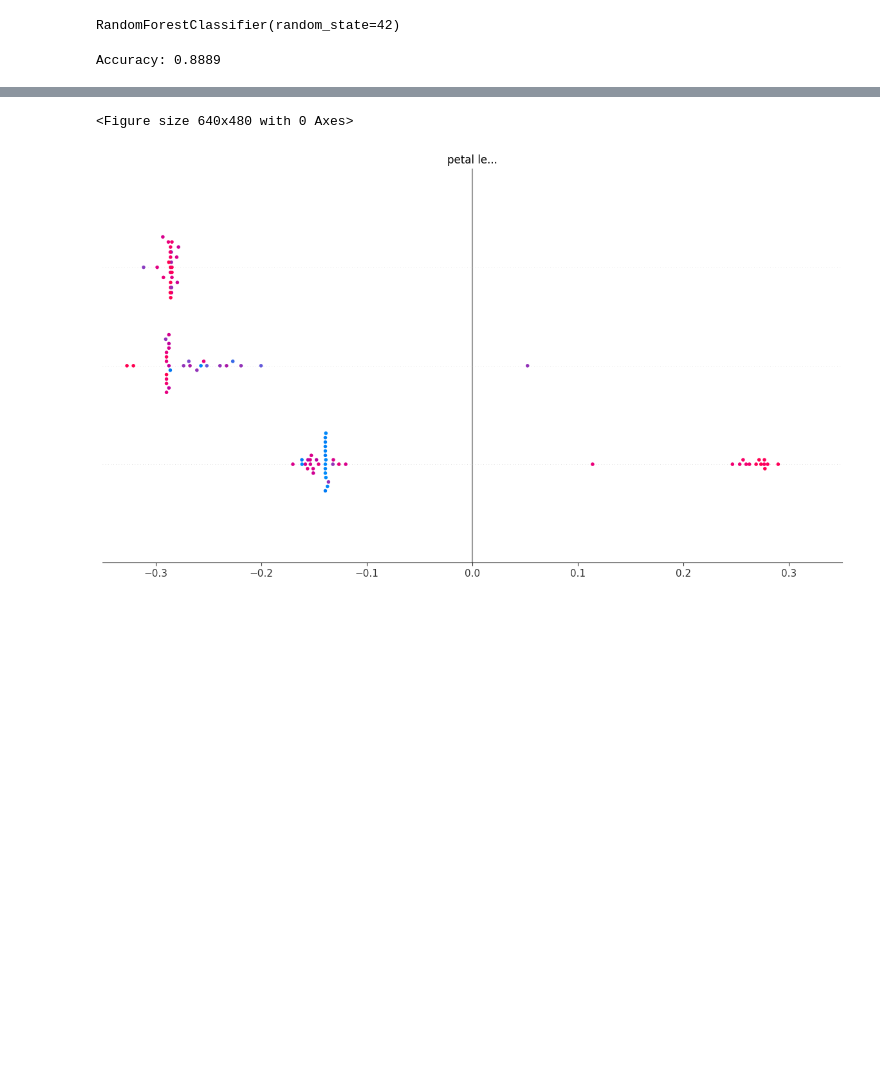
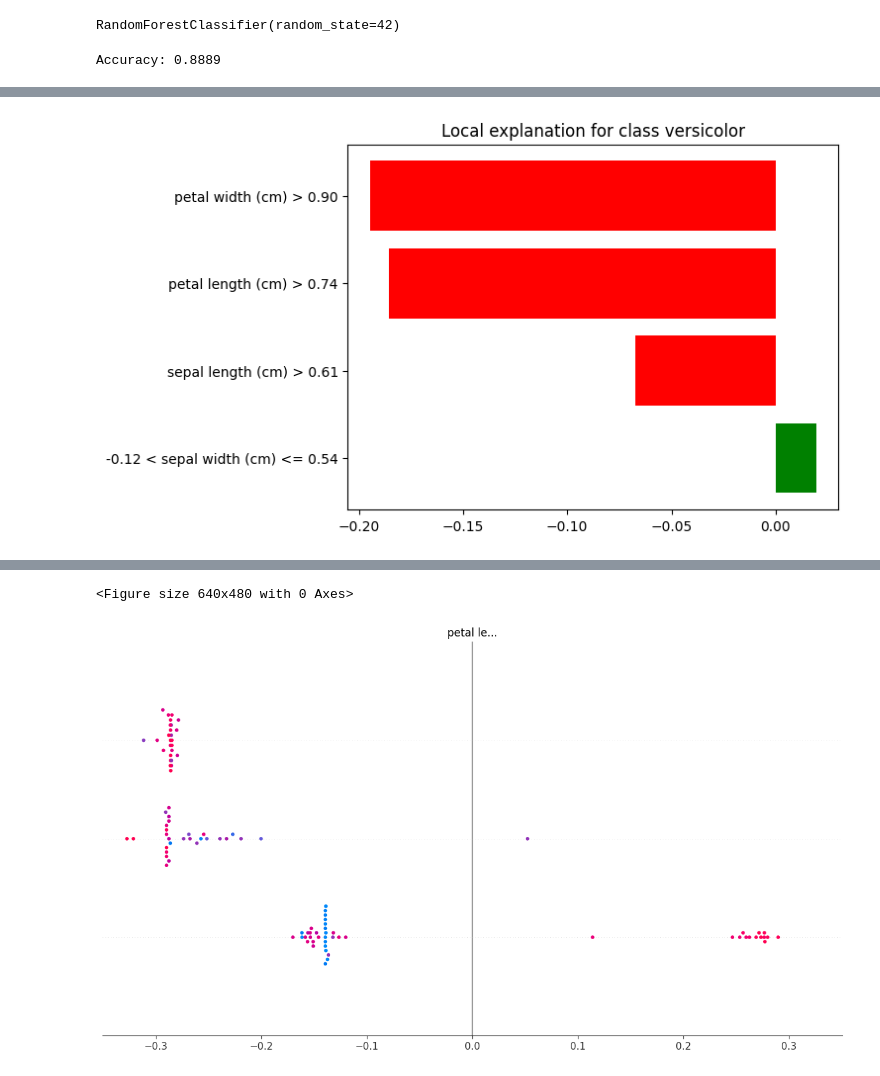
Before and after one commit to rawanamrrr/DeepLearning1, a Jupyter notebook: XAI.ipynb, the cells around one changed output, grey strips where cells are left out. Drawn from its saved outputs; the diff is of its cells as text; code cells hidden in the pictures; blank space fills up the shorter version.

```diff
--- a/XAI.ipynb
+++ b/XAI.ipynb
@@ -88,3 +84,9 @@ exp.show_in_notebook(show_table=True)
+# %%
+fig = exp.as_pyplot_figure()
+fig.savefig('lime_explanation.png')
+plt.show()
+# %% [output]
+[figure, added]
 # %%
 import shap
 # %%
```
Also changed, not shown: parts of 1 cell of this notebook.
